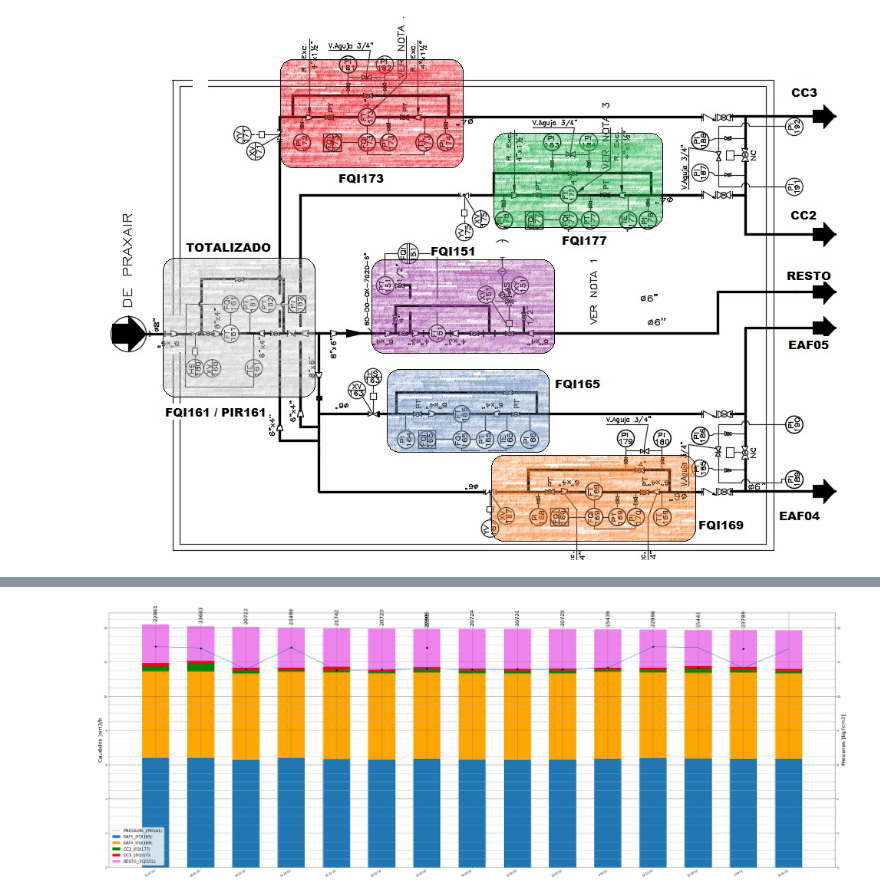
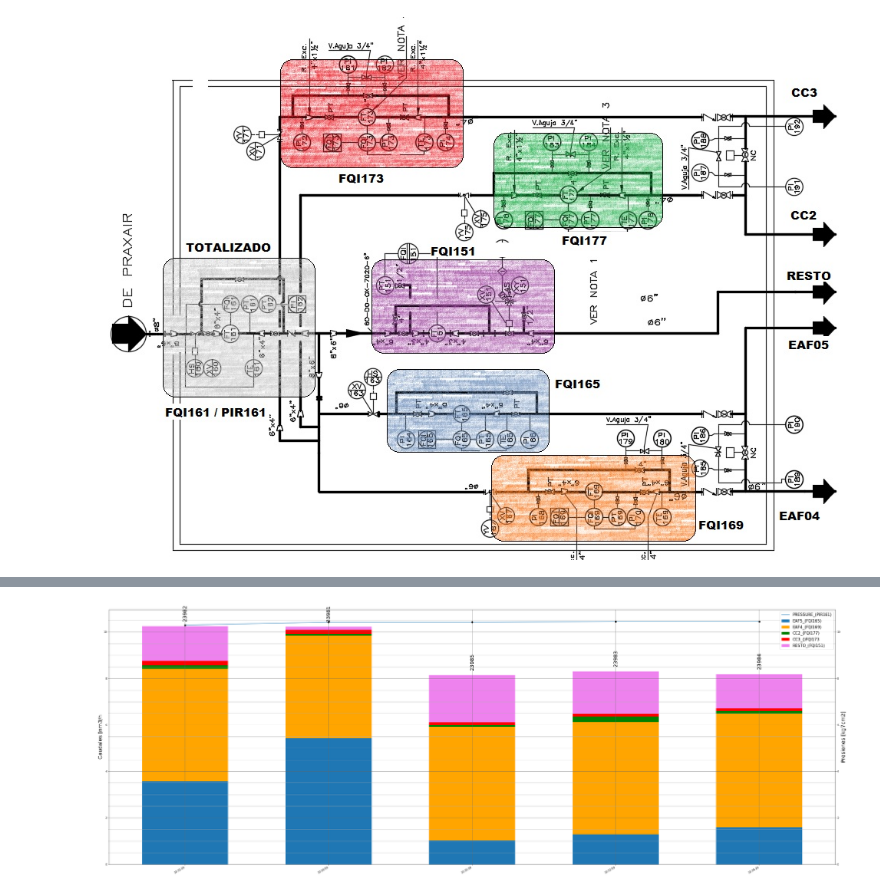
Before and after one commit to JuanCappelletti/Consteel_H06, a Jupyter notebook: ensayo.ipynb, the cells around one changed output, grey strips where cells are left out. Drawn from its saved outputs; the diff is of its cells as text; code cells hidden in the pictures.

```diff
--- a/ensayo.ipynb
+++ b/ensayo.ipynb
@@ -172,15 +172,15 @@ Fecha de la muestra:  1/10/2022 al 25/10/2022
 [interactive output not drawn]
 # %%
 #@title Maximos y minimos de intervalo dado:
-nvalue = 15 #@param {type:"number"}
-Instrumento = 'FQI161' #@param {type:"raw"}
+nvalue = 5 #@param {type:"number"}
+Instrumento = 'PIR161' #@param {type:"raw"}
 dfx = df #@param {type:"raw"}
 dfmax=dfx.nlargest(nvalue,Instrumento)
 dfmin=dfx.nsmallest(nvalue,Instrumento)
 # %%
 from pyparsing.helpers import string
 #@title GRAFICA DE CONSUMOS EN CONDICIÓN DADA ( DISTRIBUCIÓN DE CAUDLES Y PRESIÓN)
-Muestra = dfmax #@param {type:"raw"}
+Muestra = dfmin #@param {type:"raw"}
 MU=str(Muestra)
 
 
@@ -197,34 +197,34 @@ def GRAFICO_BARRA(B,l):
   y= list((B.FQI161.values/1000)+0.25)
   #j= (df.loc[0]['Date']).replace('/','')
   #o='Barra_M'+l+j+".jpg"
 
   ax.bar(bar1,B.FQI165/1000,w,color="tab:blue",label="EAF5_(FQI165)")
   ax.bar(bar1,B.FQI169/1000,w,bottom=B.FQI165/1000,color="orange",label="EAF4_(FQI169)")
   ax.bar(bar1,B.FQI177/1000,w,bottom=(B.FQI165+B.FQI169)/1000,color="green",label="CC2_(FQI177)")
   ax.bar(bar1,B.FQI173/1000,w,bottom=(B.FQI165+B.FQI169+B.FQI177)/1000,color="red",label="CC3_()FQI173")
   ax.bar(bar1,B.FQI151/1000,w,bottom=(B.FQI165+B.FQI169+B.FQI177+B.FQI173)/1000,color="violet",alpha=AA,label="RESTO_(FQI151)")
   plt.xticks(bar1,B.Time)
   ax.plot(bar1,B.PIR161,label="PRESSURE_(PIR161)")
   r,=ax.plot(B.Time,B.PIR161,'o',color="black")
   ax.grid(visible=True,which='major',color='#666666',linestyle='-')
   ax.set_ylabel('Caudales [nm3/h',fontsize=20)
   secax_y=ax.secondary_yaxis("right",functions=None)
   secax_y.set_ylabel(r'Presiones [kg7cm2]',fontsize=20)
 
   for i in range(0,z):
      plt.text(x[i],y[i],str(IND[i]),fontsize=20,horizontalalignment='center',
               rotation='vertical')
   ax.yaxis.grid(True, which='minor')
   ax.yaxis.set_minor_locator(MultipleLocator(0.5),)
   fig3.autofmt_xdate()
   ax.legend(fontsize=15)
   plt.show()
 
   #print(bar1)
 #------------------------------------------------------------------------
 GRAFICO_BARRA(Muestra,MU)
 # %% [output]
-[figure, old version]
+[figure, new version]
 # %%
 from collections.abc import ItemsView
 #@title Distribución de la muestra individual.
```
Also changed, not shown: parts of 4 cells of this notebook.
